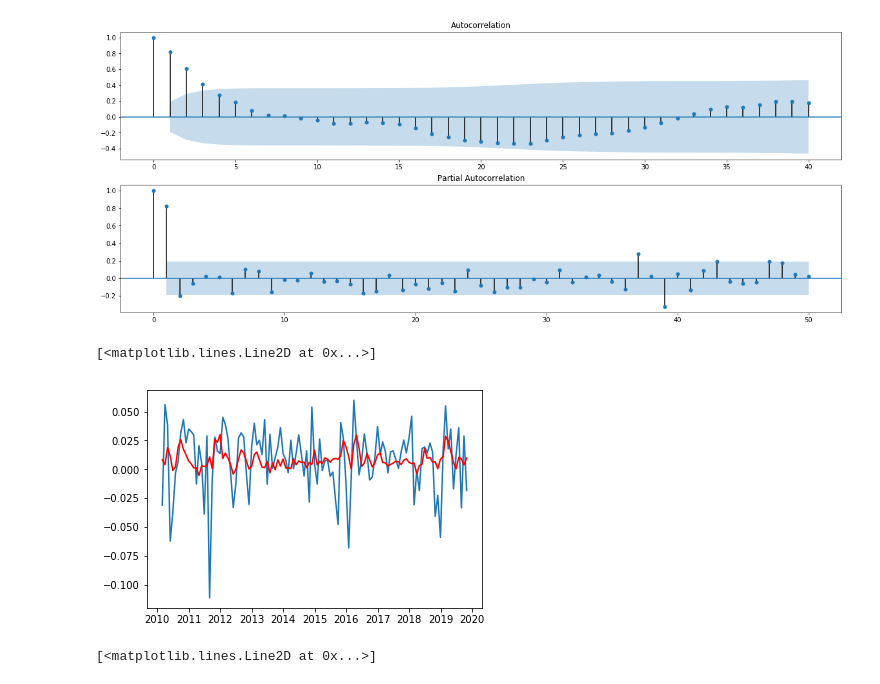
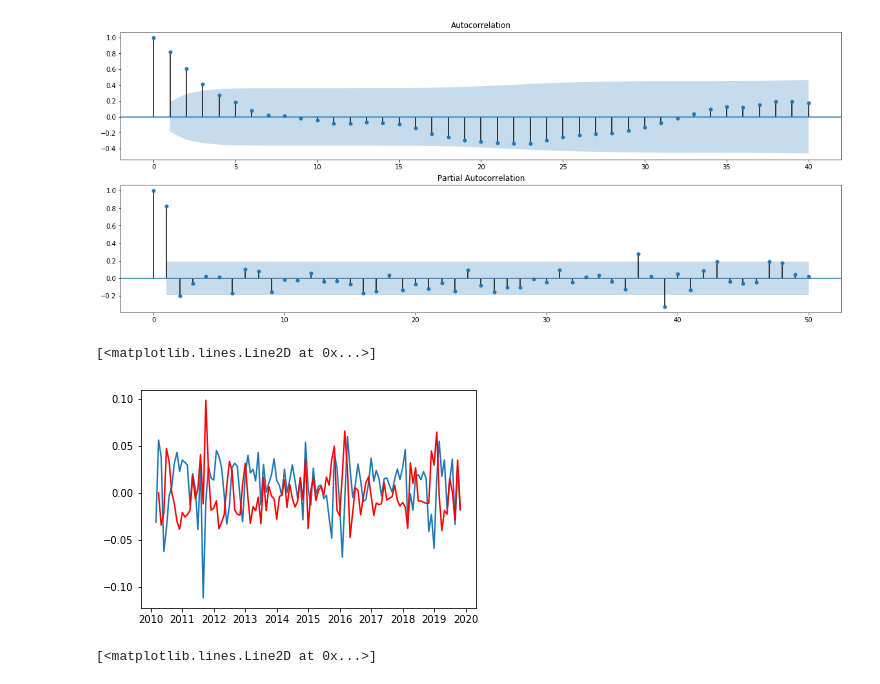
Before and after one commit to Rhotimee/Predict-Stocks, a Jupyter notebook: s&p500.ipynb, the cells around one changed output. Cells and saved outputs as stored; diff of their text form; code cells hidden in the pictures.

```diff
--- a/s&p500.ipynb
+++ b/s&p500.ipynb
@@ -395,13 +386,13 @@ plt.show()
 [figure]
 # %%
 
-model = ARIMA(df_month_log, order=(0,1,4))
+model = ARIMA(df_month_log, order=(3,2,2))
 results = model.fit()
 plt.plot(df_log_shift)
 plt.plot(results.fittedvalues, color='red')
 # %% [output]
 [<matplotlib.lines.Line2D at 0x...>]
-[figure, old version]
+[figure, new version]
 # %%
 # Model in comparison with original time series
 
```
Also changed, not shown: parts of 17 cells of this notebook, 1 other file.
